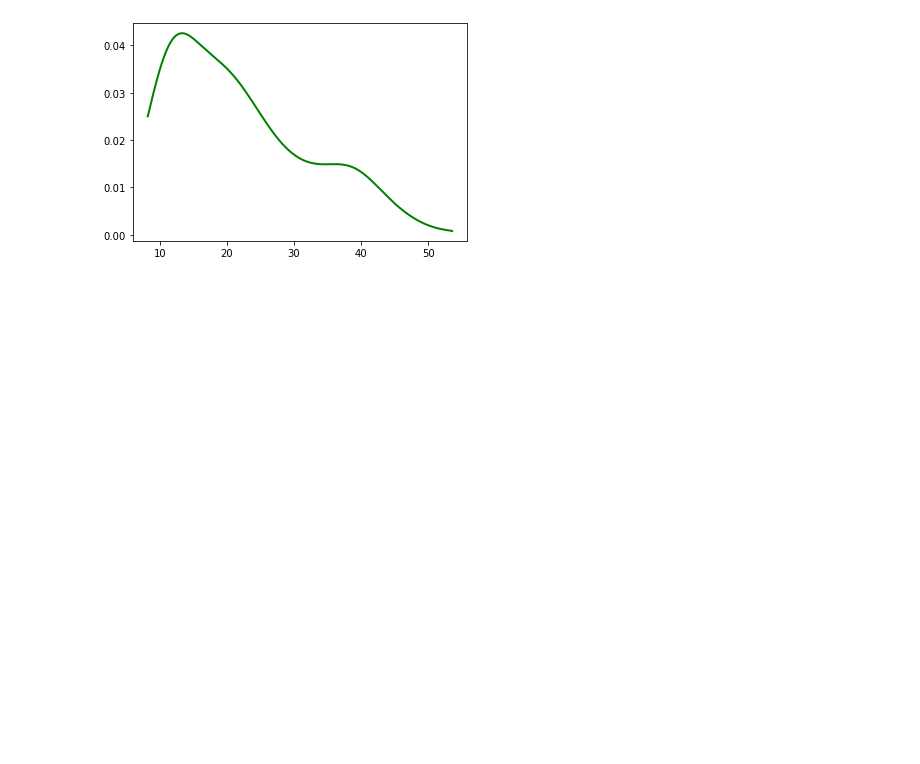
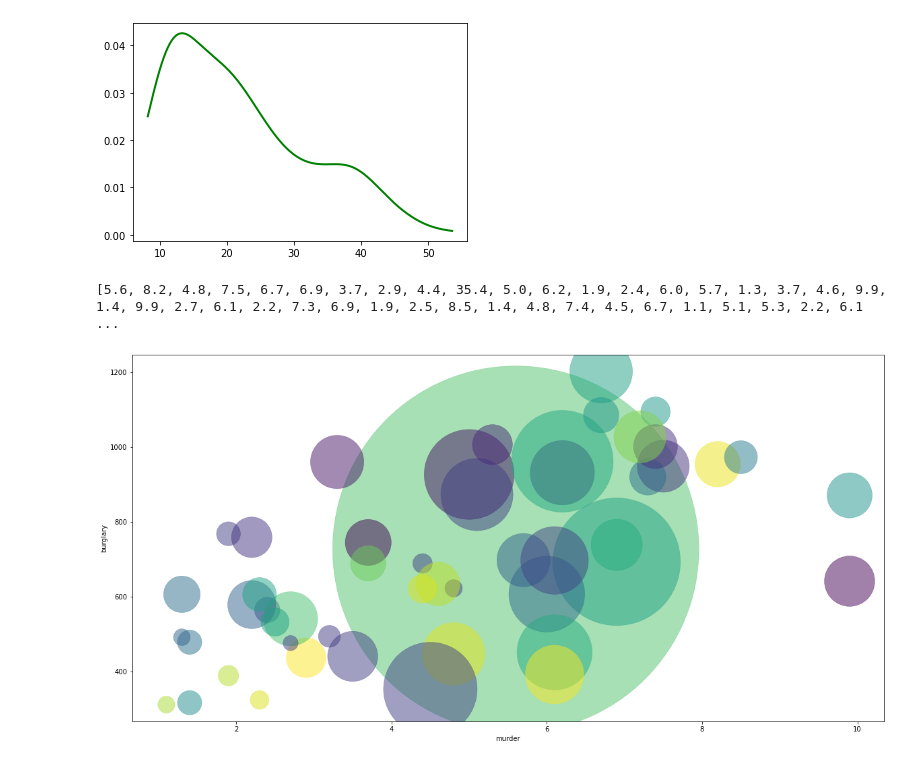
Before and after one commit to qwertyhgb/shujukeshihua, a Jupyter notebook: code/第五章.ipynb, the cells around one changed output. Drawn from its saved outputs; the diff is of its cells as text; code cells hidden in the pictures; blank space fills up the shorter version.

```diff
--- a/code/第五章.ipynb
+++ b/code/第五章.ipynb
@@ -110,3 +111,28 @@ plt.show()
 findfont: Font family ['sans-serif'] not found. Falling back to DejaVu Sans.
 findfont: Generic family 'sans-serif' not found because none of the following families were found: JetBrains Mono
 [figure]
+# %%
+# 气泡图2
+import matplotlib.pyplot as plt
+import pandas as pd
+import numpy as np
+
+plt.rcParams['font.sans-serif'] = ['JetBrains Mono NL'] # 解决中文不能显示的问题
+crime = pd.read_csv('../data/第五章数据/crimeRatesByState2005.csv')
+
+print(list(crime.murder)) # 输出murder列的数据
+crime2 = crime[crime.state != "United States"] # 排除state为United States的这一行
+crime2 = crime[crime.state != "District of Columbia"] # 排除state为District of Columbia这一行
+
+z = list(crime2.population/1000) # 取人口数作为气泡的大小参考
+colors = np.random.rand(len(list(crime2.murder))) # 根据谋杀率来取颜色
+# cm = plt.cm.get_cmap('RdY1Bu') # 使用色谱RdY1Bu
+
+fig, ax = plt.subplots(figsize=(20, 10))
+ax.scatter(list(crime2.murder), list(crime2.burglary), s=z, c=colors, linewidth=0.5, alpha=0.5)
+plt.xlabel("murder")
+plt.ylabel("burglary")
+plt.show()
+# %% [output]
+[5.6, 8.2, 4.8, 7.5, 6.7, 6.9, 3.7, 2.9, 4.4, 35.4, 5.0, 6.2, 1.9, 2.4, 6.0, 5.7, 1.3, 3.7, 4.6, 9.9, 1.4, 9.9, 2.7, 6.1, 2.2, 7.3, 6.9, 1.9, 2.5, 8.5, 1.4, 4.8, 7.4, 4.5, 6.7, 1.1, 5.1, 5.3, 2.2, 6.1 ...
+[figure, added]
```
Also changed, not shown: parts of 5 cells of this notebook, 9 other files.
